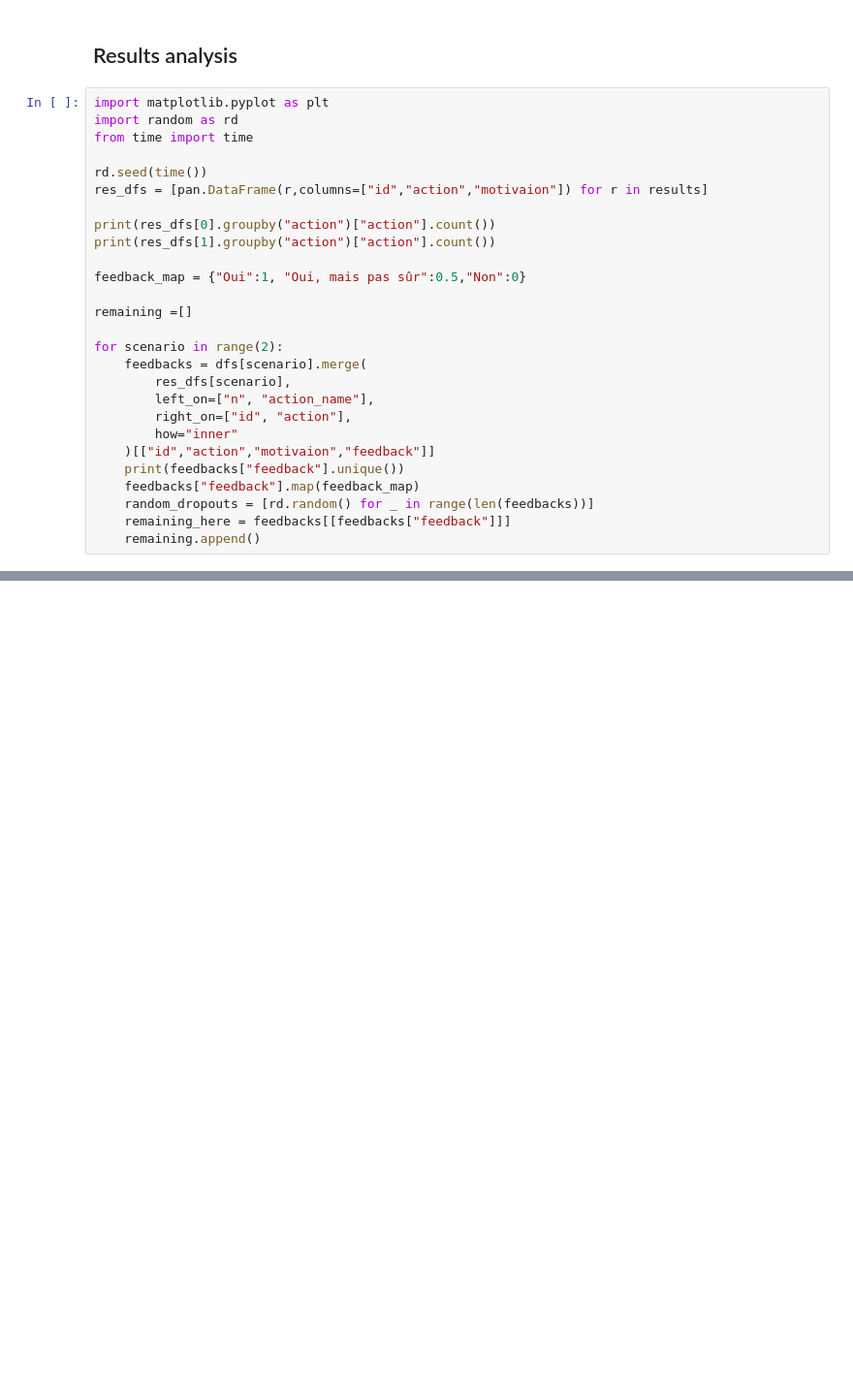
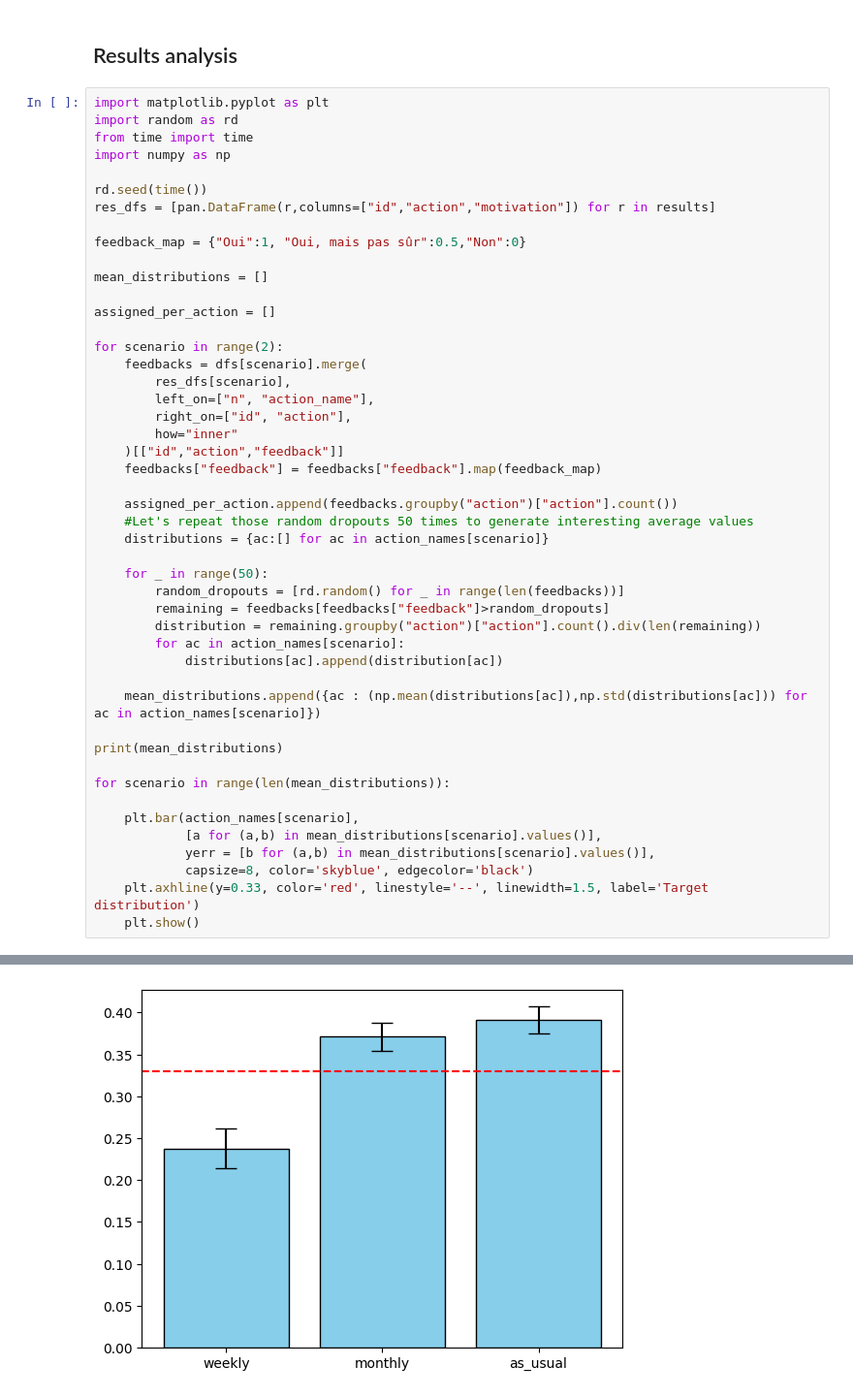
Before and after one commit to novincent/OptimacForm, a Jupyter notebook: simulation/simulationfile.ipynb, the cells around one changed output, grey strips where cells are left out. Shown at 97% size. Drawn from its saved outputs; the diff is of its cells as text; blank space fills up the shorter version.

```diff
--- a/simulation/simulationfile.ipynb
+++ b/simulation/simulationfile.ipynb
@@ -55,16 +55,16 @@ results = [simulate_scenario(i) for i in range(2)]
 import matplotlib.pyplot as plt
 import random as rd
 from time import time
+import numpy as np
 
 rd.seed(time())
-res_dfs = [pan.DataFrame(r,columns=["id","action","motivaion"]) for r in results]
-
-print(res_dfs[0].groupby("action")["action"].count())
-print(res_dfs[1].groupby("action")["action"].count())
+res_dfs = [pan.DataFrame(r,columns=["id","action","motivation"]) for r in results]
 
 feedback_map = {"Oui":1, "Oui, mais pas sûr":0.5,"Non":0}
 
-remaining =[]
+mean_distributions = []
+
+assigned_per_action = []
 
 for scenario in range(2):
     feedbacks = dfs[scenario].merge(
@@ -72,10 +72,30 @@ for scenario in range(2):
         left_on=["n", "action_name"],
         right_on=["id", "action"],
         how="inner"
-    )[["id","action","motivaion","feedback"]]
-    print(feedbacks["feedback"].unique())
-    feedbacks["feedback"].map(feedback_map)
-    random_dropouts = [rd.random() for _ in range(len(feedbacks))]
-    remaining_here = feedbacks[[feedbacks["feedback"]]]
-    remaining.append()
+    )[["id","action","feedback"]]
+    feedbacks["feedback"] = feedbacks["feedback"].map(feedback_map)
+
+    assigned_per_action.append(feedbacks.groupby("action")["action"].count())
+    #Let's repeat those random dropouts 50 times to generate interesting average values
+    distributions = {ac:[] for ac in action_names[scenario]}
+
+    for _ in range(50):
+        random_dropouts = [rd.random() for _ in range(len(feedbacks))]
+        remaining = feedbacks[feedbacks["feedback"]>random_dropouts]
+        distribution = remaining.groupby("action")["action"].count().div(len(remaining))
+        for ac in action_names[scenario]:
+            distributions[ac].append(distribution[ac])
+
+    mean_distributions.append({ac : (np.mean(distributions[ac]),np.std(distributions[ac])) for ac in action_names[scenario]})
+
+print(mean_distributions)
+
+for scenario in range(len(mean_distributions)):
+
+    plt.bar(action_names[scenario],
+            [a for (a,b) in mean_distributions[scenario].values()],
+            yerr = [b for (a,b) in mean_distributions[scenario].values()],
+            capsize=8, color='skyblue', edgecolor='black')
+    plt.axhline(y=0.33, color='red', linestyle='--', linewidth=1.5, label='Target distribution')
+    plt.show()
 # %% [output]
@@ -93,0 +103 @@ TypeError: Series.map() got an unexpected keyword argument 'axis'
+[figure, added]
```
Also changed, not shown: parts of 5 cells of this notebook.
